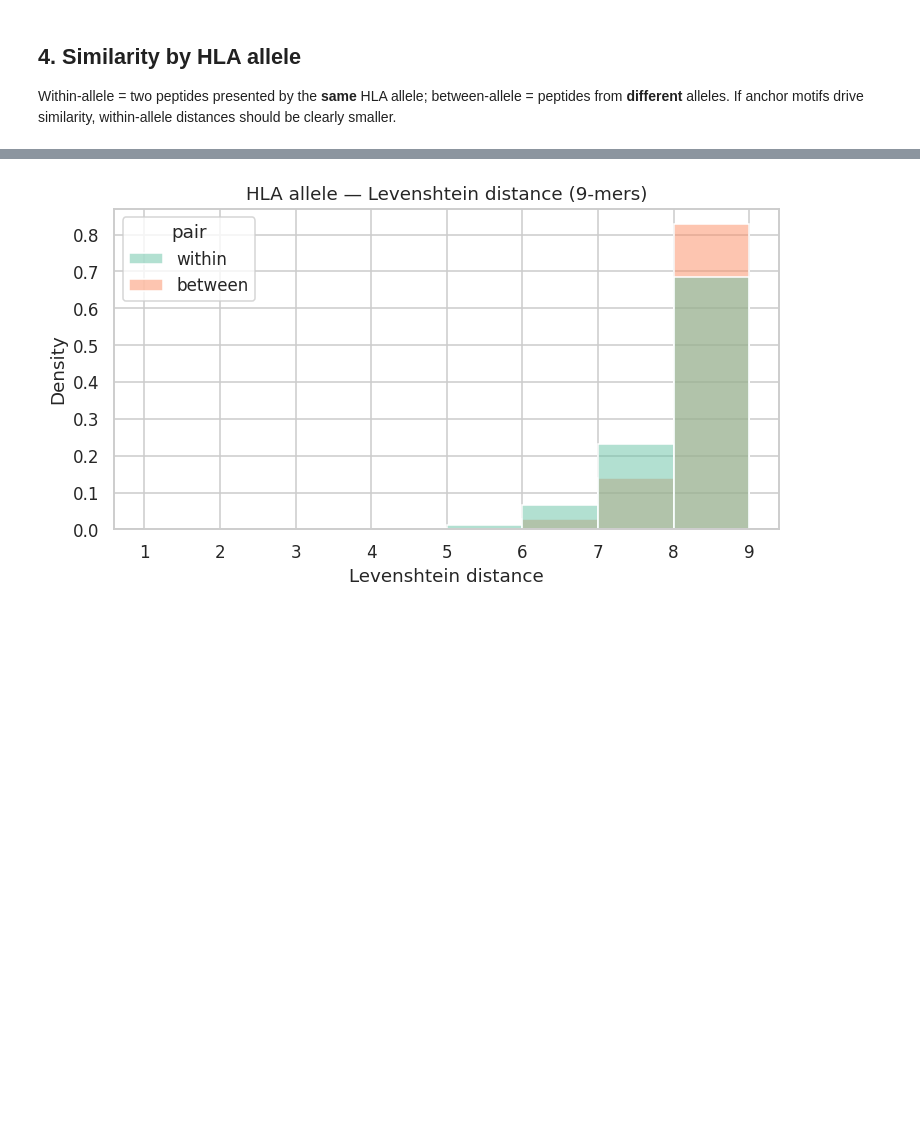
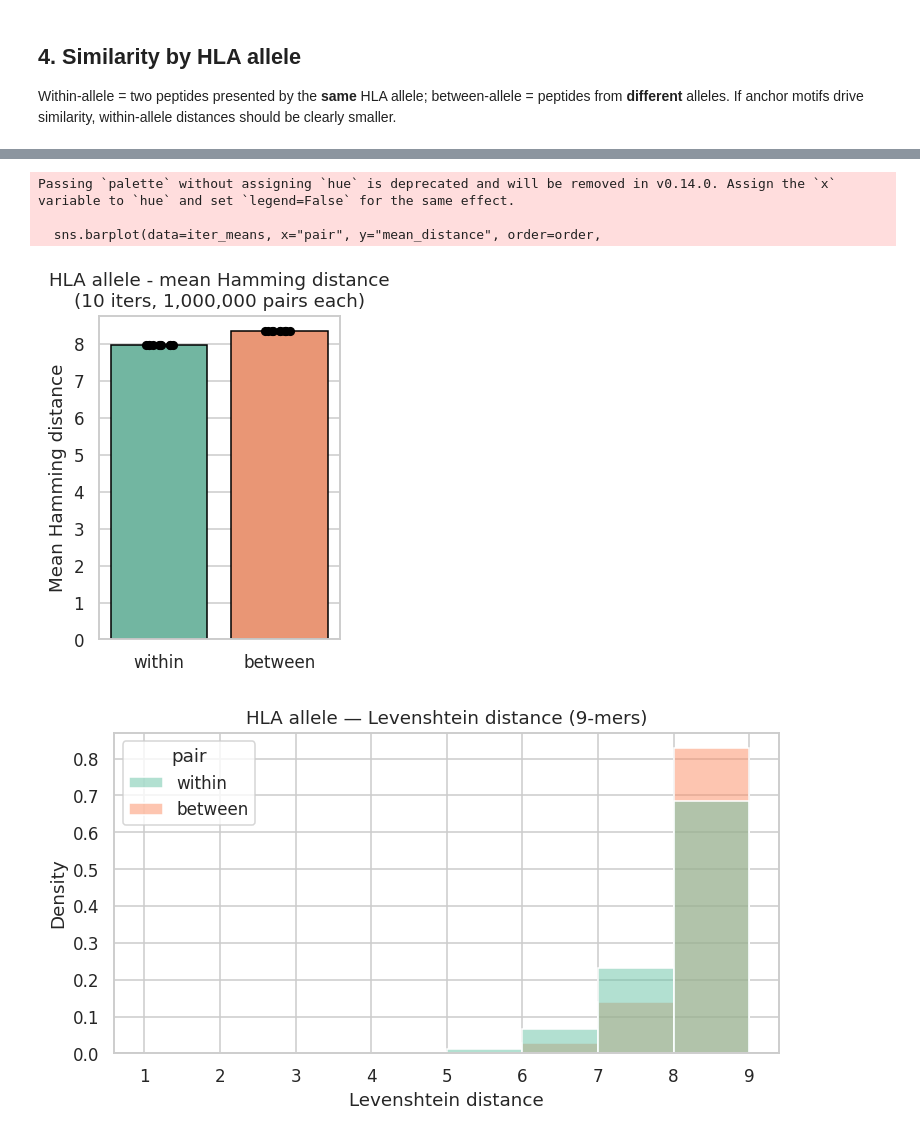
Before and after one commit to delipouya/tcr-bench, a Jupyter notebook: 3_iedb_similarity_mhc1.ipynb, the cells around one changed output, grey strips where cells are left out. Saved outputs shown, nothing was run; the diff lists cells and outputs as text; code cells hidden in the pictures; blank space fills up the shorter version.

```diff
--- a/3_iedb_similarity_mhc1.ipynb
+++ b/3_iedb_similarity_mhc1.ipynb
@@ -183,0 +285,9 @@ alleles used (>= 30 peptides): 79
+# %%
+rows = []
+n_iter = 10
+for it in range(n_iter):
+    wp = sample_within(groups=allele_groups, n=total_samples)
+    bp = sample_between(groups=allele_groups, n=total_samples)
+    for pair_lbl, d in [("within", dists(wp, hamming)), ("between", dists(bp, hamming))]:
+        rows.append(pd.DataFrame({"iter": it, "pair": pair_lbl, "distance": d}))
+res_iters = pd.concat(rows, ignore_index=True)
@@ -184,3 +312,24 @@ alleles used (>= 30 peptides): 79
+# %%
+# barplot of mean Hamming distance per pair type, one dot per iteration
+iter_means = (res_iters.groupby(["pair", "iter"])["distance"]
+                       .mean().reset_index(name="mean_distance"))
+
+order = ["within", "between"]
+fig, ax = plt.subplots(figsize=(3, 4))
+sns.barplot(data=iter_means, x="pair", y="mean_distance", order=order,
+            palette="Set2", errorbar="sd", capsize=0.15, ax=ax, edgecolor="black")   # bar = mean over iters, whisker = SD
+sns.stripplot(data=iter_means, x="pair", y="mean_distance", order=order,
+              color="black", size=6, jitter=0.12, ax=ax)          # one dot per iteration
+
+ax.set(title=f"HLA allele - mean Hamming distance\n({n_iter} iters, {total_samples:,} pairs each)",
+       xlabel="", ylabel="Mean Hamming distance")
+plt.tight_layout();
+plt.show()
+# %% [output]
+Passing `palette` without assigning `hue` is deprecated and will be removed in v0.14.0. Assign the `x` variable to `hue` and set `legend=False` for the same effect.
+
+  sns.barplot(data=iter_means, x="pair", y="mean_distance", order=order,
+[figure, added]
 # %%
 # Levenshtein: within vs between allele
 sub = res_allele[res_allele["metric"] == "Levenshtein"]
```
Also changed, not shown: parts of 15 cells of this notebook, 1 other file.
